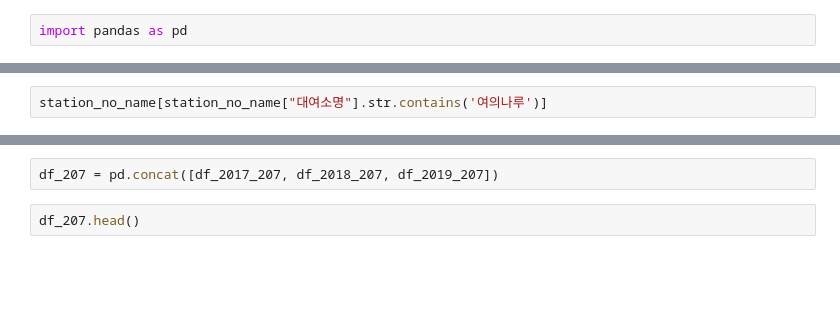
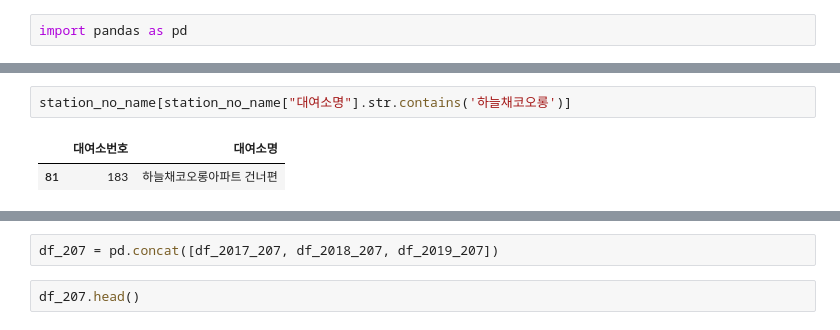
Before and after one commit to corazzon/seoul-bike-analysis, a Jupyter notebook: most-borrowed-bike-station.ipynb, the cells around one changed output, grey strips where cells are left out. Cells and saved outputs as stored; diff of their text form; blank space fills up the shorter version.

```diff
--- a/most-borrowed-bike-station.ipynb
+++ b/most-borrowed-bike-station.ipynb
@@ -13,5 +26,8 @@ station_no_name.shape
 # %%
-station_no_name[station_no_name["대여소명"].str.contains('여의나루')]
+station_no_name[station_no_name["대여소명"].str.contains('하늘채코오롱')]
+# %% [output]
+|  | 대여소번호 | 대여소명 |
+| 81 | 183 | 하늘채코오롱아파트 건너편 |
 # %%
 df_2017 = pd.read_csv("data/seoul-bike-2017-reduce.csv", low_memory=False)
 df_2017.shape
```
Also changed, not shown: parts of 16 cells of this notebook, 6 other files.
